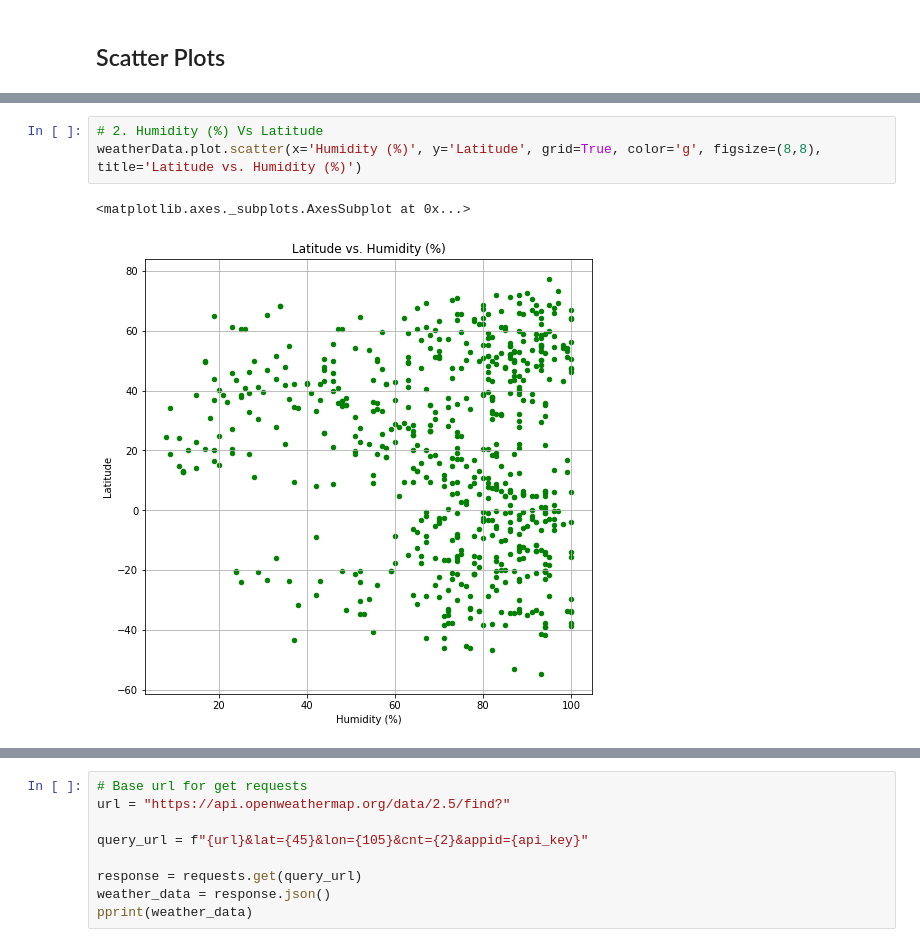
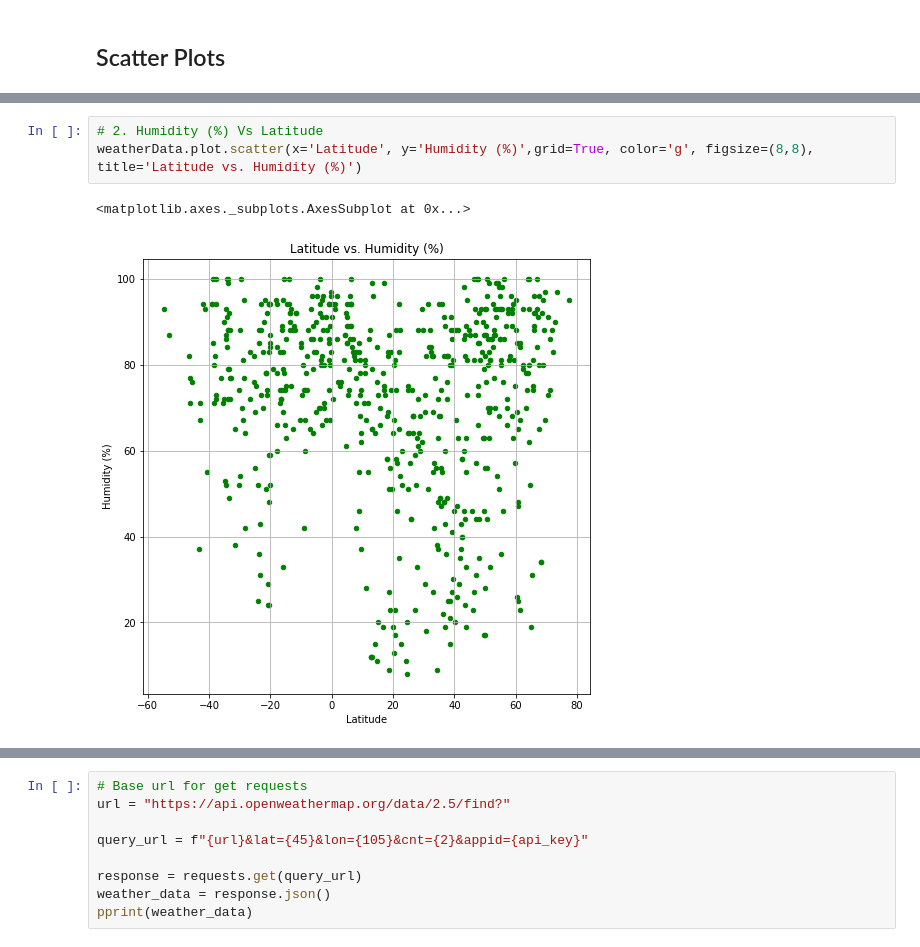
Before and after one commit to yukamara/python-api-challenge, a Jupyter notebook: WeatherPy/WeatherPy.ipynb, the cells around one changed output, grey strips where cells are left out. Saved outputs shown, nothing was run; the diff lists cells and outputs as text.

```diff
--- a/WeatherPy/WeatherPy.ipynb
+++ b/WeatherPy/WeatherPy.ipynb
@@ -277,8 +279,8 @@ weatherData.plot.scatter(x='Temperature (F)', y='Latitude', grid=True, figsize=(
 # %%
 # 2. Humidity (%) Vs Latitude
-weatherData.plot.scatter(x='Humidity (%)', y='Latitude', grid=True, color='g', figsize=(8,8), title='Latitude vs. Humidity (%)')
+weatherData.plot.scatter(x='Latitude', y='Humidity (%)',grid=True, color='g', figsize=(8,8), title='Latitude vs. Humidity (%)')
 # %% [output]
 <matplotlib.axes._subplots.AxesSubplot at 0x...>
-[figure, old version]
+[figure, new version]
 # %%
 # 3. Cloudiness (%) Vs Latitude
```
Also changed, not shown: parts of 14 cells of this notebook.
